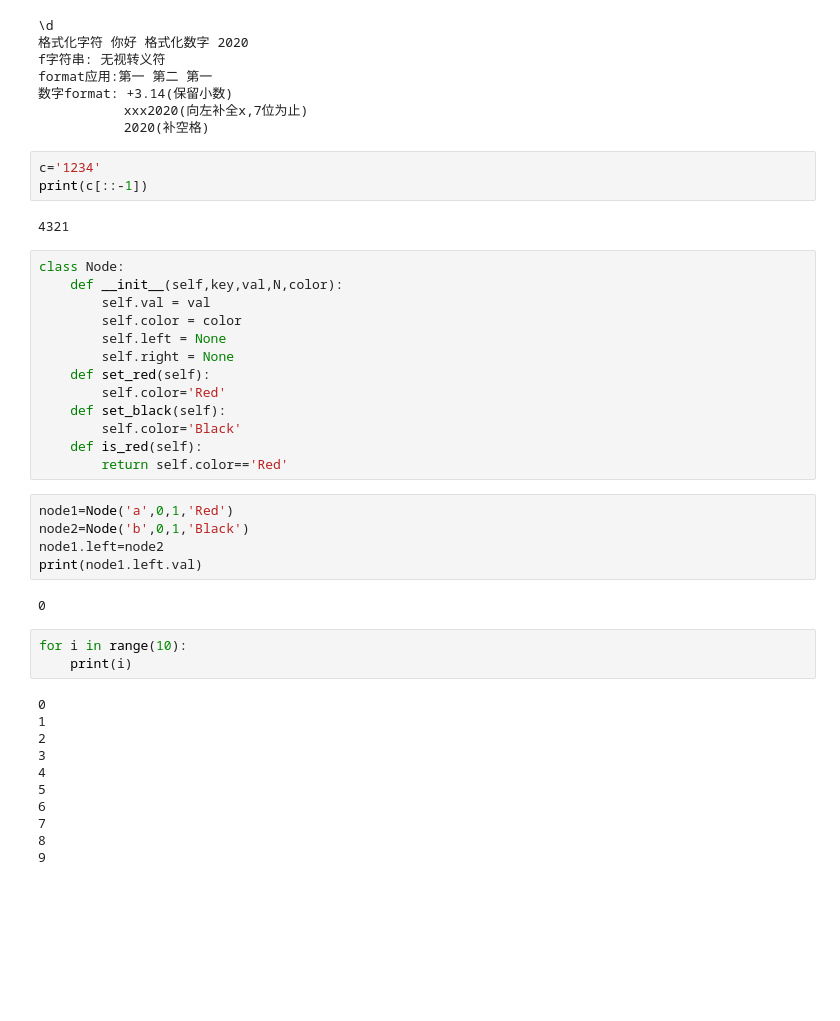
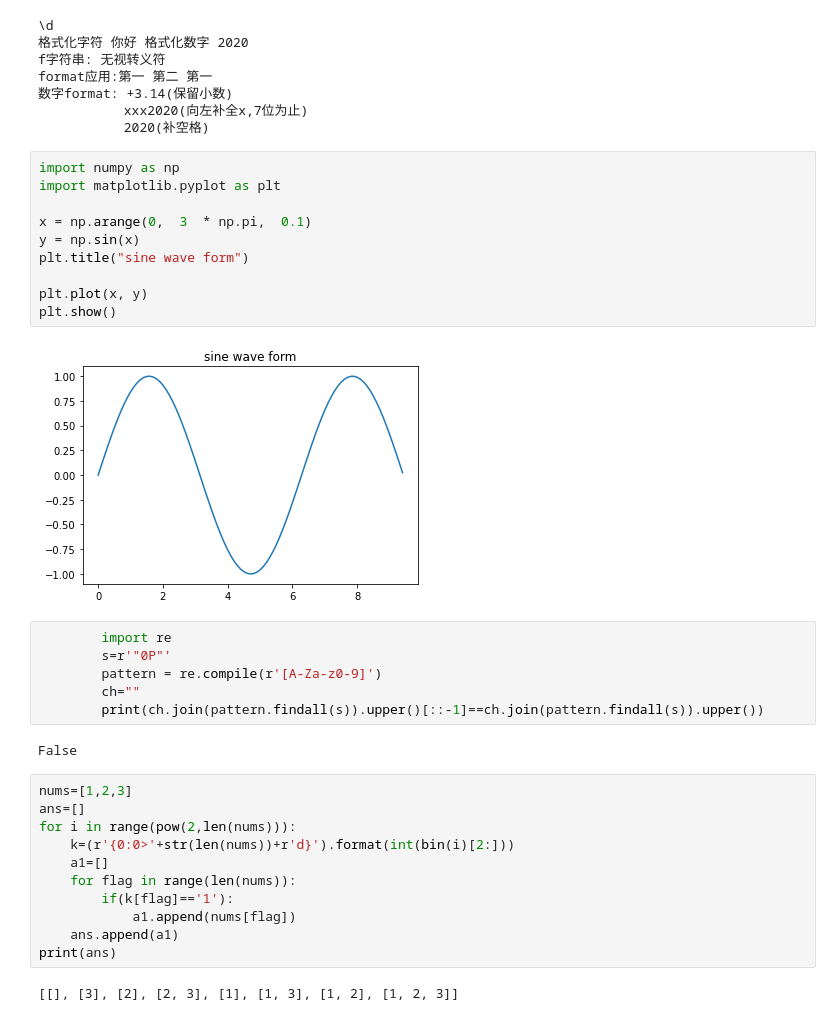
Before and after one commit to cxf213/HelloWorld, a Jupyter notebook: HelloWorld.ipynb, the cells around one changed output. Drawn from its saved outputs; the diff is of its cells as text; blank space fills up the shorter version.

```diff
--- a/HelloWorld.ipynb
+++ b/HelloWorld.ipynb
@@ -72,42 +74,36 @@ format应用:第一 第二 第一
 数字format: +3.14(保留小数)
            xxx2020(向左补全x,7位为止)
            2020(补空格)
-# %%
-c='1234'
-print(c[::-1])
-# %% [output]
-4321
-# %%
-class Node:
-    def __init__(self,key,val,N,color):
-        self.val = val
-        self.color = color
-        self.left = None
-        self.right = None
-    def set_red(self):
-        self.color='Red'
-    def set_black(self):
-        self.color='Black'
-    def is_red(self):
-        return self.color=='Red'
-# %%
-node1=Node('a',0,1,'Red')
-node2=Node('b',0,1,'Black')
-node1.left=node2
-print(node1.left.val)
-# %% [output]
-0
-# %%
-for i in range(10):
-    print(i)
-# %% [output]
-0
-1
-2
-3
-4
-5
-6
-7
-8
-9
+# %%
+import numpy as np
+import matplotlib.pyplot as plt
+
+x = np.arange(0,  3  * np.pi,  0.1)
+y = np.sin(x)
+plt.title("sine wave form")
+
+plt.plot(x, y)
+plt.show()
+# %% [output]
+[figure, added]
+# %%
+        import re
+        s=r'"0P"'
+        pattern = re.compile(r'[A-Za-z0-9]')
+        ch=""
+        print(ch.join(pattern.findall(s)).upper()[::-1]==ch.join(pattern.findall(s)).upper())
+# %% [output]
+False
+# %%
+nums=[1,2,3]
+ans=[]
+for i in range(pow(2,len(nums))):
+    k=(r'{0:0>'+str(len(nums))+r'd}').format(int(bin(i)[2:]))
+    a1=[]
+    for flag in range(len(nums)):
+        if(k[flag]=='1'):
+            a1.append(nums[flag])
+    ans.append(a1)
+print(ans)
+# %% [output]
+[[], [3], [2], [2, 3], [1], [1, 3], [1, 2], [1, 2, 3]]
```
Also changed, not shown: parts of 5 cells of this notebook, 2 other files.
